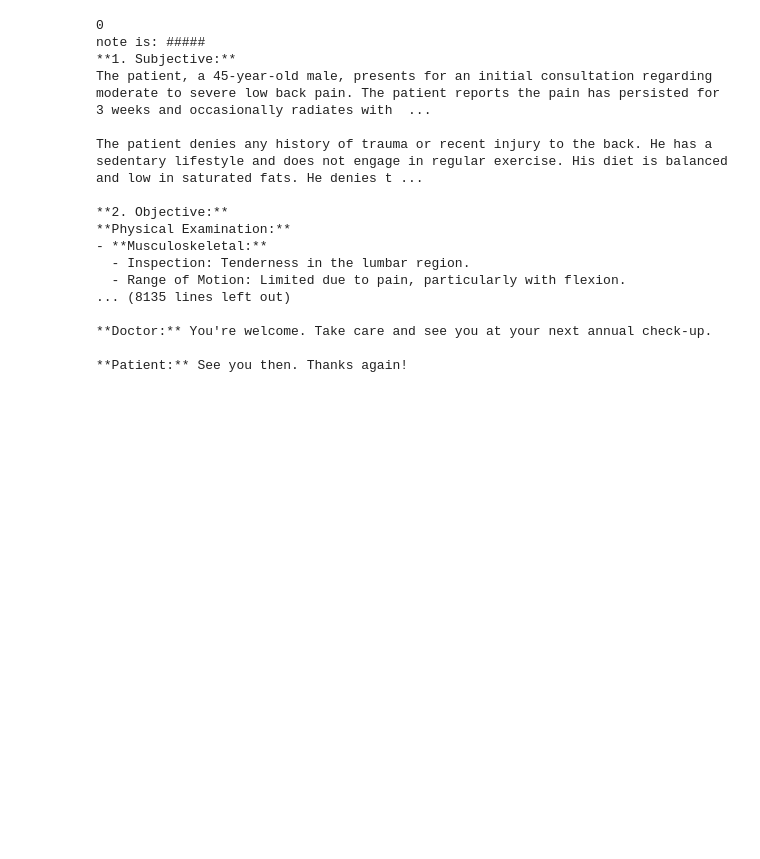
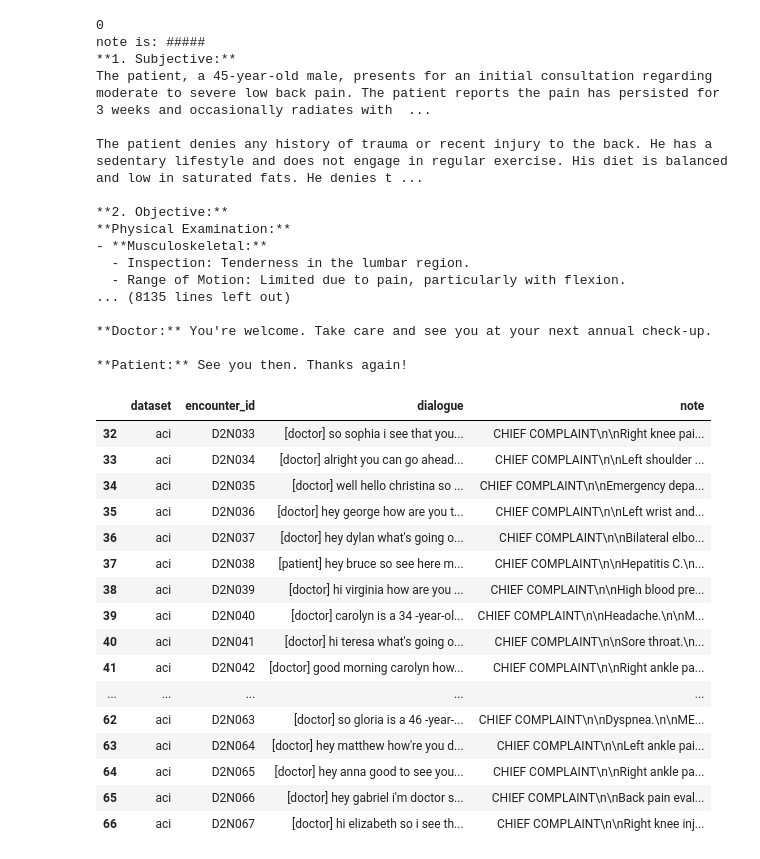
Before and after one commit to ahmadrezarm/MedSynth, a Jupyter notebook: code/DELETE_Test.ipynb, the cells around one changed output. Saved outputs shown, nothing was run; the diff lists cells and outputs as text; code cells hidden in the pictures; blank space fills up the shorter version.

```diff
--- a/code/DELETE_Test.ipynb
+++ b/code/DELETE_Test.ipynb
@@ -45,3 +45,24 @@ The patient denies any history of trauma or recent injury to the back. He has a
 **Doctor:** You're welcome. Take care and see you at your next annual check-up.
 
 **Patient:** See you then. Thanks again!
+# %%
+df= pd.read_csv("/Users/ahmadrezaie/papers/Synthetic_Data_Gen/data/input/TaskC-TrainingSet.csv")
+df[df["dataset"]=="aci"]
+# %% [output]
+|  | dataset | encounter_id | dialogue | note |
+| 32 | aci | D2N033 | [doctor] so sophia i see that you... | CHIEF COMPLAINT\n\nRight knee pai... |
+| 33 | aci | D2N034 | [doctor] alright you can go ahead... | CHIEF COMPLAINT\n\nLeft shoulder ... |
+| 34 | aci | D2N035 | [doctor] well hello christina so ... | CHIEF COMPLAINT\n\nEmergency depa... |
+| 35 | aci | D2N036 | [doctor] hey george how are you t... | CHIEF COMPLAINT\n\nLeft wrist and... |
+| 36 | aci | D2N037 | [doctor] hey dylan what's going o... | CHIEF COMPLAINT\n\nBilateral elbo... |
+| 37 | aci | D2N038 | [patient] hey bruce so see here m... | CHIEF COMPLAINT\n\nHepatitis C.\n... |
+| 38 | aci | D2N039 | [doctor] hi virginia how are you ... | CHIEF COMPLAINT\n\nHigh blood pre... |
+| 39 | aci | D2N040 | [doctor] carolyn is a 34 -year-ol... | CHIEF COMPLAINT\n\nHeadache.\n\nM... |
+| 40 | aci | D2N041 | [doctor] hi teresa what's going o... | CHIEF COMPLAINT\n\nSore throat.\n... |
+| 41 | aci | D2N042 | [doctor] good morning carolyn how... | CHIEF COMPLAINT\n\nRight ankle pa... |
+| ... | ... | ... | ... | ... |
+| 62 | aci | D2N063 | [doctor] so gloria is a 46 -year-... | CHIEF COMPLAINT\n\nDyspnea.\n\nME... |
+| 63 | aci | D2N064 | [doctor] hey matthew how're you d... | CHIEF COMPLAINT\n\nLeft ankle pai... |
+| 64 | aci | D2N065 | [doctor] hey anna good to see you... | CHIEF COMPLAINT\n\nRight ankle pa... |
+| 65 | aci | D2N066 | [doctor] hey gabriel i'm doctor s... | CHIEF COMPLAINT\n\nBack pain eval... |
+| 66 | aci | D2N067 | [doctor] hi elizabeth so i see th... | CHIEF COMPLAINT\n\nRight knee inj... |
```
Also changed, not shown: 37 other files.
